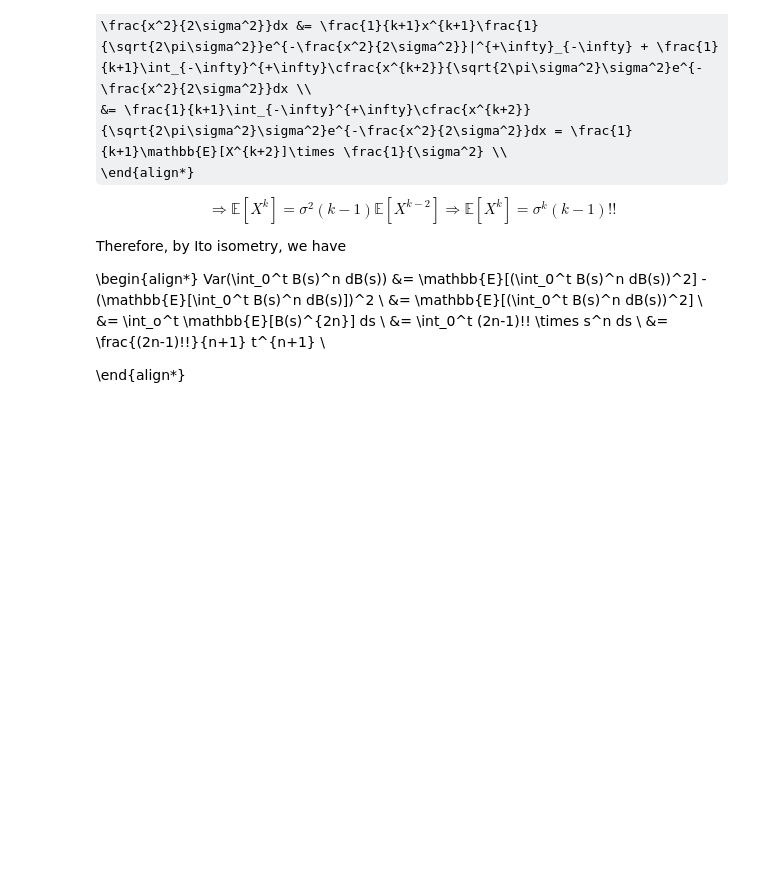
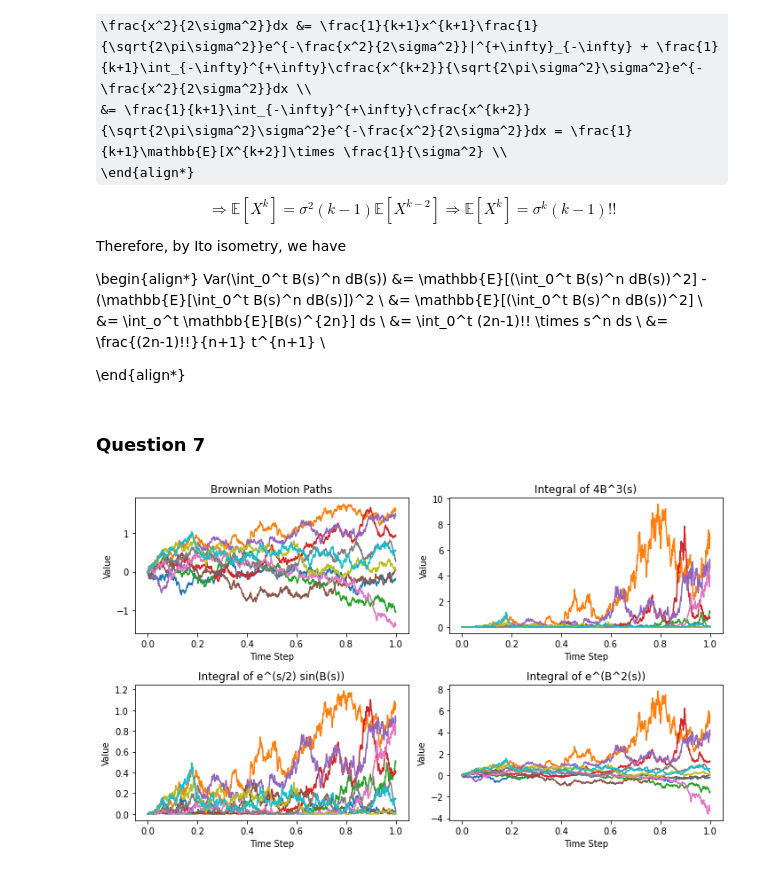
Before and after one commit to bradleyboyuyang/MTH9821-9831, a Jupyter notebook: MTH9831/hw3.ipynb, the cells around one changed output. Cells and saved outputs as stored; diff of their text form; code cells hidden in the pictures; some formulas as TeX source; blank space fills up the shorter version.

```diff
--- a/MTH9831/hw3.ipynb
+++ b/MTH9831/hw3.ipynb
@@ -54,3 +54,5 @@ Var(\int_0^t B(s)^n dB(s)) &= \mathbb{E}[(\int_0^t B(s)^n dB(s))^2] - (\mathbb{E
 &= \frac{(2n-1)!!}{n+1} t^{n+1}  \\
 
 \end{align*}
+# %% [markdown]
+### Question 7
@@ -56,0 +95,41 @@ Var(\int_0^t B(s)^n dB(s)) &= \mathbb{E}[(\int_0^t B(s)^n dB(s))^2] - (\mathbb{E
+# %%
+n_paths = 10
+n_steps = 1000
+dt = 0.001
+x0 = 0
+
+paths = generate_brownian_motion(n_paths, n_steps, dt, x0)
+t = np.linspace(0, n_steps * dt, n_steps)
+
+plt.figure(figsize=(10, 6))
+plt.subplot(2, 2, 1)
+plt.plot(t,paths.T)
+plt.title('Brownian Motion Paths')
+plt.xlabel('Time Step')
+plt.ylabel('Value')
+plt.subplot(2, 2, 2)
+
+integral_1 = compute_stochastic_integral(good_integrand_1, paths, t)
+plt.plot(t,integral_1.T)
+plt.title('Integral of 4B^3(s)')
+plt.xlabel('Time Step')
+plt.ylabel('Value')
+
+plt.subplot(2, 2, 3)
+integral_2 = compute_stochastic_integral(good_integrand_2, paths, dt)
+plt.plot(t,integral_2.T)
+plt.title('Integral of e^(s/2) sin(B(s))')
+plt.xlabel('Time Step')
+plt.ylabel('Value')
+
+plt.subplot(2, 2, 4)
+integral_bad = compute_stochastic_integral(bad_integrand, paths, dt)
+plt.plot(t,integral_bad.T)
+plt.title('Integral of e^(B^2(s))')
+plt.xlabel('Time Step')
+plt.ylabel('Value')
+
+plt.tight_layout()
+plt.show()
+# %% [output]
+[figure, added]
```
Also changed, not shown: parts of 3 cells of this notebook, 1 other file.
